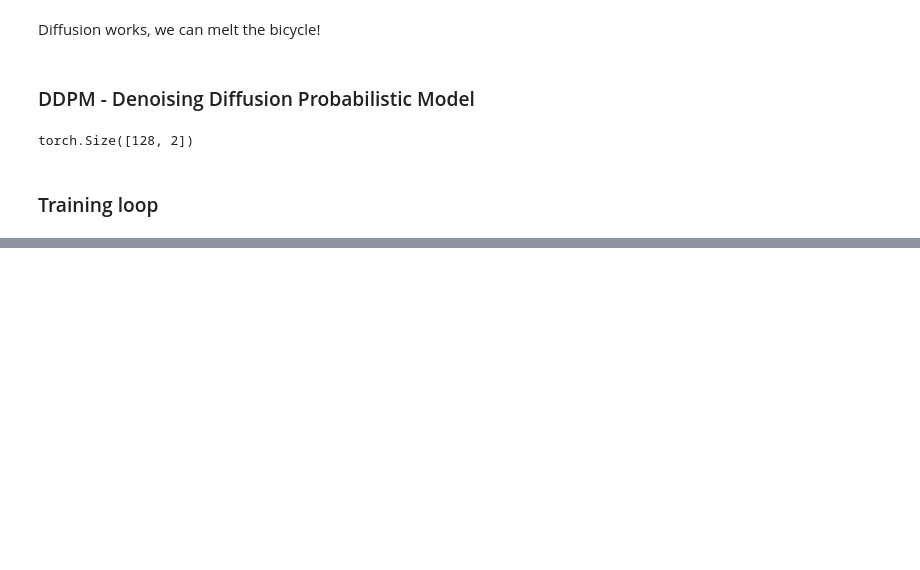
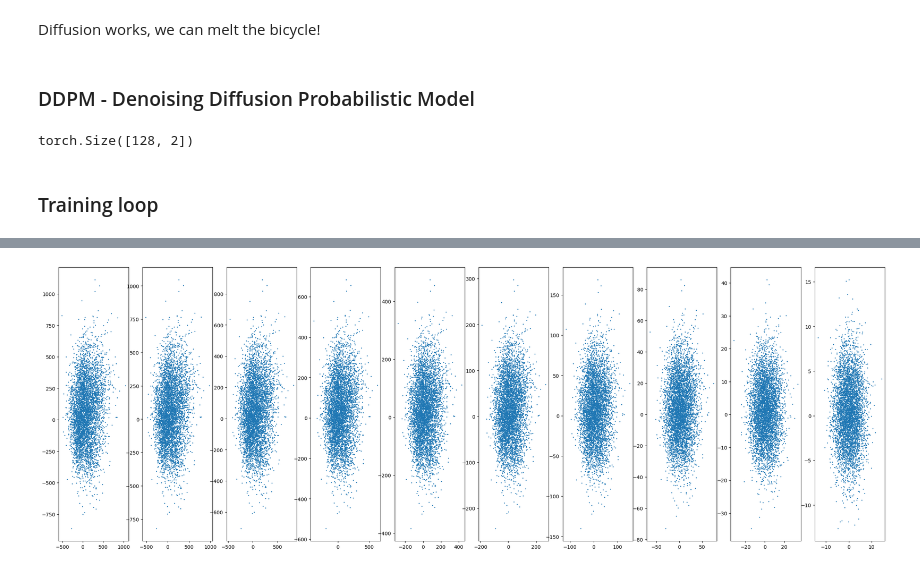
Before and after one commit to pweglik/image-processing, a Jupyter notebook: lab5.ipynb, the cells around one changed output, grey strips where cells are left out. Cells and saved outputs as stored; diff of their text form; code cells hidden in the pictures; blank space fills up the shorter version.

```diff
--- a/lab5.ipynb
+++ b/lab5.ipynb
@@ -60,8 +62,8 @@ plt.plot(torch.arange(0, STEPS), alfa_product)
 # %%
-for i in range(1, len(alfa_product)):
-    alfa[i] = alfa_product[i] / alfa_product[i - 1]
+# for i in range(1, len(alfa_product)):
+#     alfa[i] = alfa_product[i] / alfa_product[i - 1]
 
-beta = 1 - alfa
+# beta = 1 - alfa
 # %%
 def diffusion(batch: torch.Tensor, alfa_product: torch.Tensor, t: torch.Tensor, noise: torch.Tensor=None) -> torch.Tensor:
     mean = torch.sqrt(alfa_product[t]).unsqueeze(1) * batch
@@ -173,10 +169,10 @@ torch.Size([128, 2])
 # %% [markdown]
 ### Training loop
 # %%
-EPOCH = 2000
+EPOCH = 10000 + 1
 MAX_T = 1000
-BATCH_SIZE = 128
-LR = 0.00001
+BATCH_SIZE = 512
+LR = 0.00002
 
 model = DDPM()
 optimizer = optim.Adam(model.parameters(), lr=LR)
@@ -200,7 +196,7 @@ for epoch in range(EPOCH):
     loss.backward()
     optimizer.step()
 
-    if epoch % 50 == 0:
+    if epoch % 100 == 0:
         print(
         f"epoch: {epoch:04d}, time: {(time.time() - start_time)/60:1f}min, loss: {loss:.4f}"
         )
@@ -235,17 +232,25 @@ Saving!
 # %%
+model = DDPM()
+data = torch.load("lab5_checkpoints/model_1000")
+
 @torch.no_grad()
 def sample(alfa_product, alfa, bs=5):
     x = [None] * MAX_T
-    x[MAX_T - 1] =  torch.randn((bs, 2))
+    x[MAX_T - 1] = torch.randn((bs, 2))
 
-    for t in range(MAX_T - 1, 0 , -1):
+    for t in range(MAX_T - 1, -1, -1):
         z = 0
         if t > 1:
             z = torch.randn((bs, 2))
 
-        x[t - 1] = 1 / torch.sqrt(alfa[t]) * (x[t] - (1 - alfa[t]) / torch.sqrt(1 - alfa_product[t]) * model(x[t], t)) + torch.sqrt(1 - alfa[t]) * z
+        x[t - 1] = (
+            1
+            / torch.sqrt(alfa[t])
+            * (x[t] - (1 - alfa[t]) / torch.sqrt(1 - alfa_product[t]) * model(x[t], t))
+            + torch.sqrt(1 - alfa[t]) * z
+        )
 
     return x
 
 
-points = sample(alfa_product, alfa, 1000)
+points = sample(alfa_product, alfa, 5000)
@@ -259,0 +269,11 @@ torch.Size([1000, 2])
+# %%
+fig, axs = plt.subplots(1, 10)
+fig.set_size_inches(30, 10)
+
+# each frame
+ims = []
+for idx, point in enumerate(points):
+    if idx % (len(points) // 10) == 0:
+        axs[idx // (len(points) // 10)].scatter(point[:, 0], point[:, 1], s=1)
+# %% [output]
+[figure, added]
```
Also changed, not shown: parts of 9 cells of this notebook.
